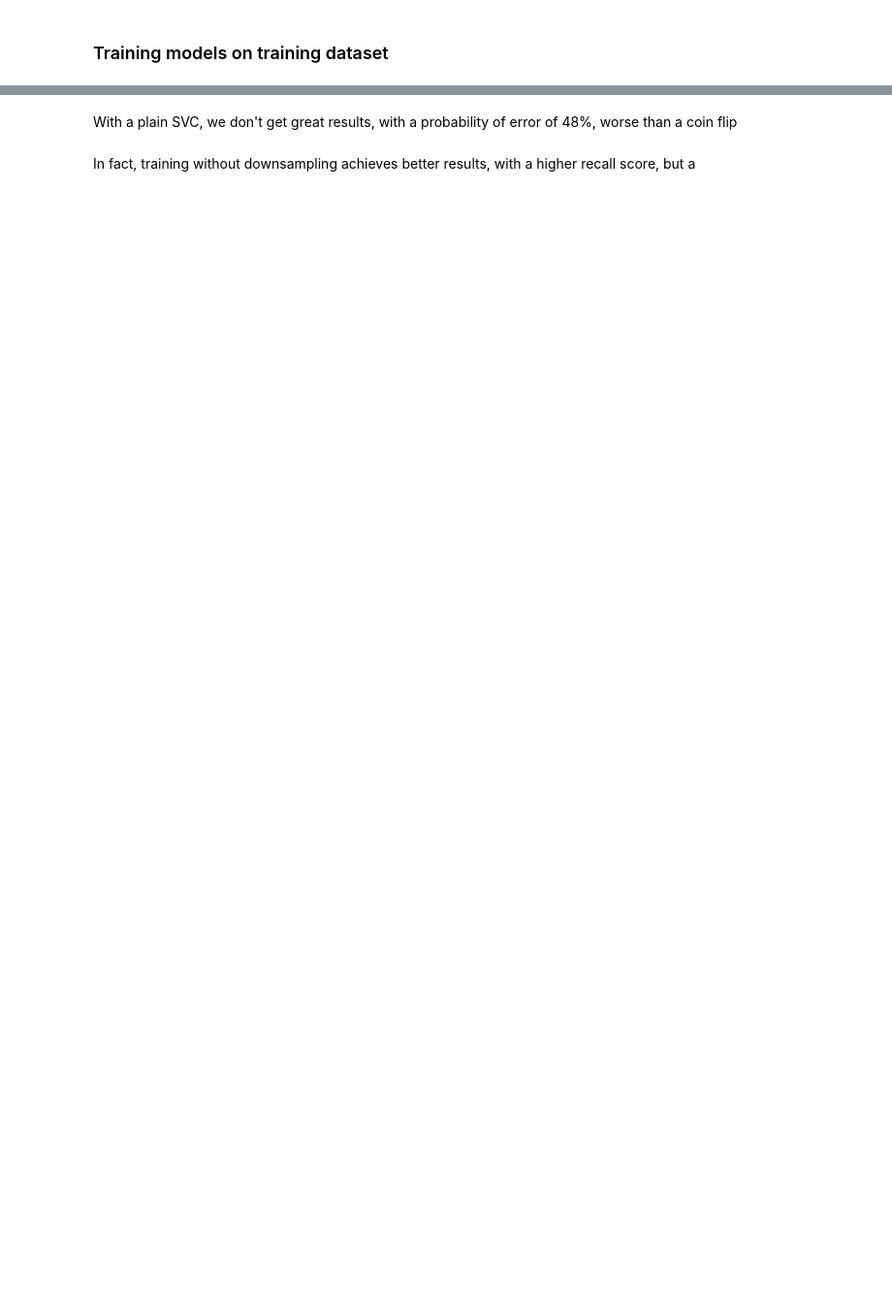
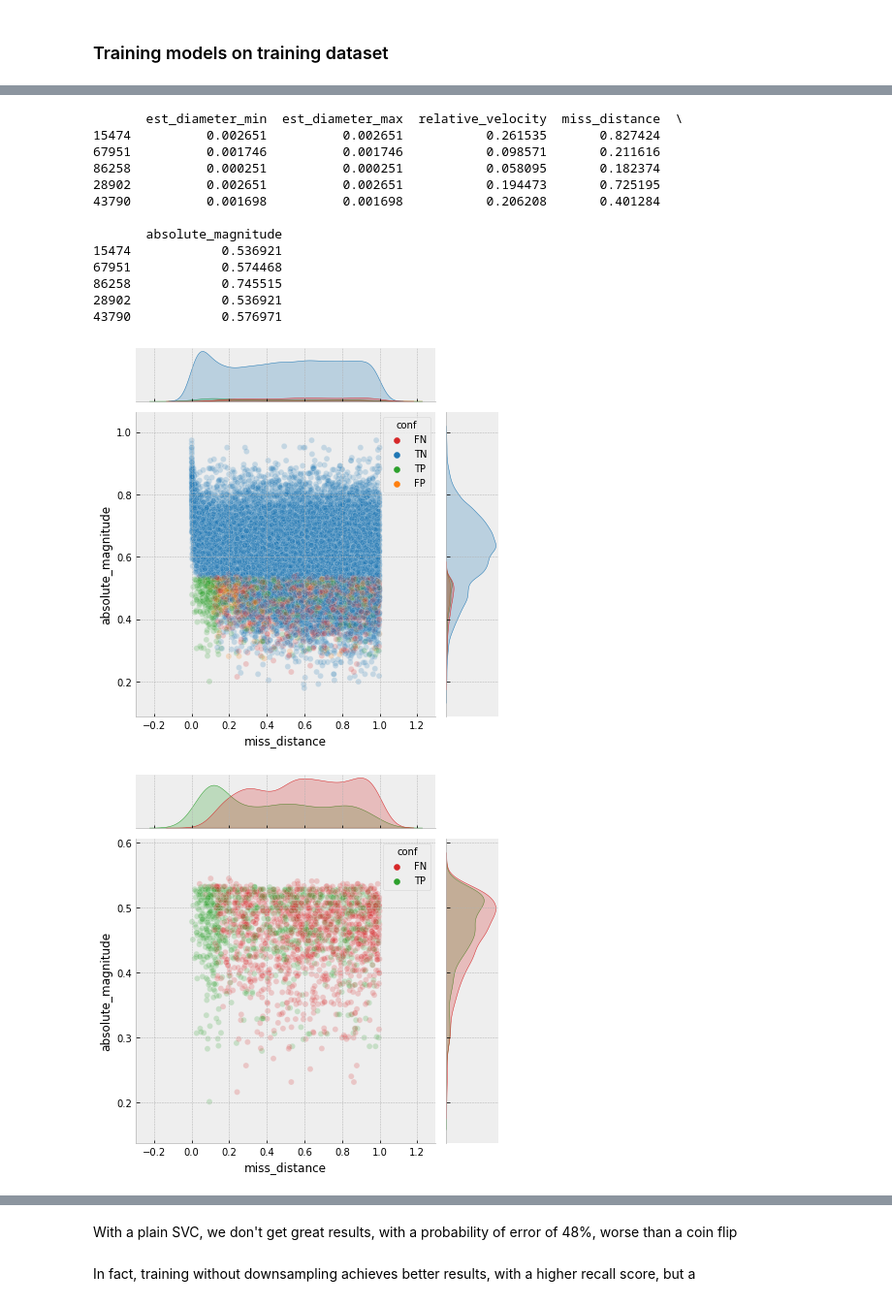
Before and after one commit to petebrown77/EECE5644_Final, a Jupyter notebook: Untitled.ipynb, the cells around one changed output, grey strips where cells are left out. Shown at 97% size. Drawn from its saved outputs; the diff is of its cells as text; code cells hidden in the pictures; blank space fills up the shorter version.

```diff
--- a/Untitled.ipynb
+++ b/Untitled.ipynb
@@ -226,0 +323,29 @@ weighted avg       0.84      0.89      0.86     22709
+# %%
+'''#{'class_weight': {True: 0.6, False: 0.4}, 'n_estimators': 550}
+rf = RandomForestClassifier(n_estimators=550, n_jobs=-1, class_weight={True : 0.6, False : 0.4})
+rf.fit(X_train, y_train)
+
+print(X_test.head())
+rf_pred = rf.predict(X_test)
+
+
+
+distance_plt = plot_predictions(X_test, y_test, rf_pred, "miss_distance", "absolute_magnitude")
+distance_plt.savefig("rf_distance.png")
+'''
+# %% [output]
+       est_diameter_min  est_diameter_max  relative_velocity  miss_distance  \
+15474          0.002651          0.002651           0.261535       0.827424
+67951          0.001746          0.001746           0.098571       0.211616
+86258          0.000251          0.000251           0.058095       0.182374
+28902          0.002651          0.002651           0.194473       0.725195
+43790          0.001698          0.001698           0.206208       0.401284
+
+       absolute_magnitude
+15474            0.536921
+67951            0.574468
+86258            0.745515
+28902            0.536921
+43790            0.576971
+[figure, added]
+[figure, added]
```
Also changed, not shown: parts of 40 cells of this notebook, 7 other files.
